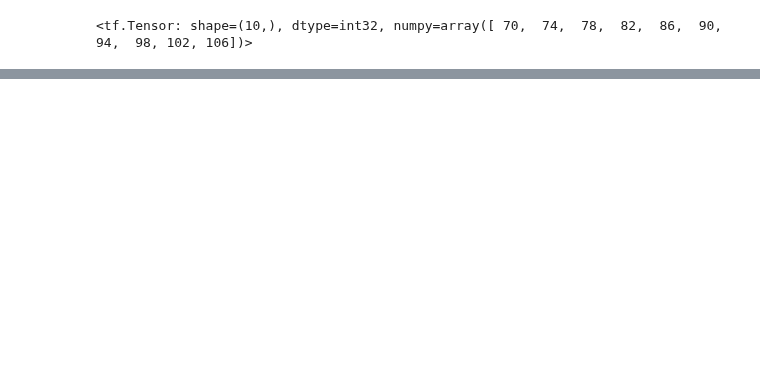
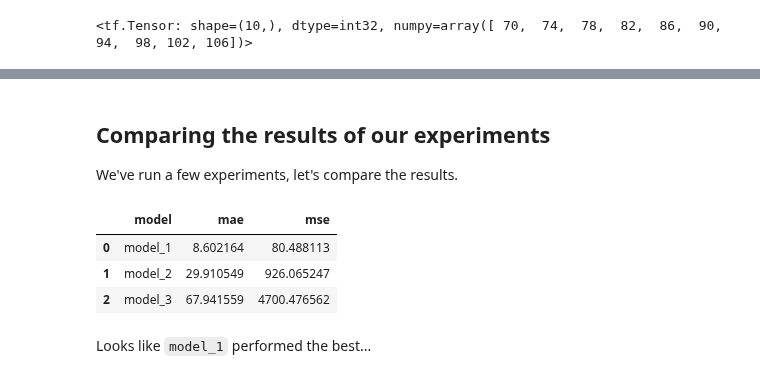
Before and after one commit to llorenscapotorres/TensorFlow, a Jupyter notebook: Neural_Network_Regression/01_neural_network_regression.ipynb, the cells around one changed output, grey strips where cells are left out. Drawn from its saved outputs; the diff is of its cells as text; code cells hidden in the pictures; blank space fills up the shorter version.

```diff
--- a/Neural_Network_Regression/01_neural_network_regression.ipynb
+++ b/Neural_Network_Regression/01_neural_network_regression.ipynb
@@ -446,0 +560,5 @@ def mse(y_true, y_pred):
+# %%
+# Calculate model_2 evaluation metrics
+mae_2 = mae(y_test, y_preds_2)
+mse_2 = mse(y_test, y_preds_2)
+mae_2, mse_2
@@ -446,0 +623,21 @@ def mse(y_true, y_pred):
+# %% [markdown]
+## Comparing the results of our experiments
+
+We've run a few experiments, let's compare the results.
+# %%
+# Let's compare out model's results using a pandas DataFrame
+import pandas as pd
+
+model_results = [["model_1", mae_1.numpy(), mse_1.numpy()],
+                 ["model_2", mae_2.numpy(), mse_2.numpy()],
+                 ["model_3", mae_3.numpy(), mse_3.numpy()]]
+
+all_results = pd.DataFrame(model_results, columns=["model", "mae", "mse"])
+all_results
+# %% [output]
+|  | model | mae | mse |
+| 0 | model_1 | 8.602164 | 80.488113 |
+| 1 | model_2 | 29.910549 | 926.065247 |
+| 2 | model_3 | 67.941559 | 4700.476562 |
+# %% [markdown]
+Looks like `model_1` performed the best...
```
Also changed, not shown: parts of 37 cells of this notebook, 5 other files.
